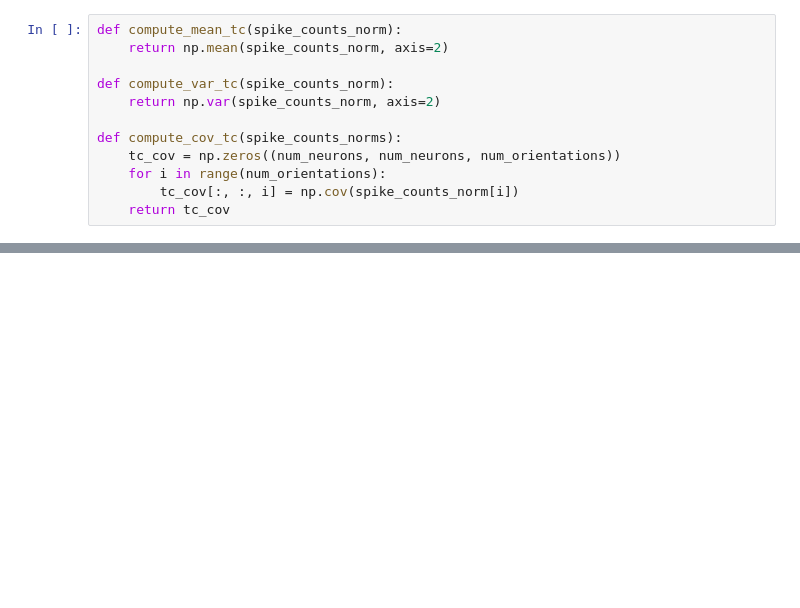
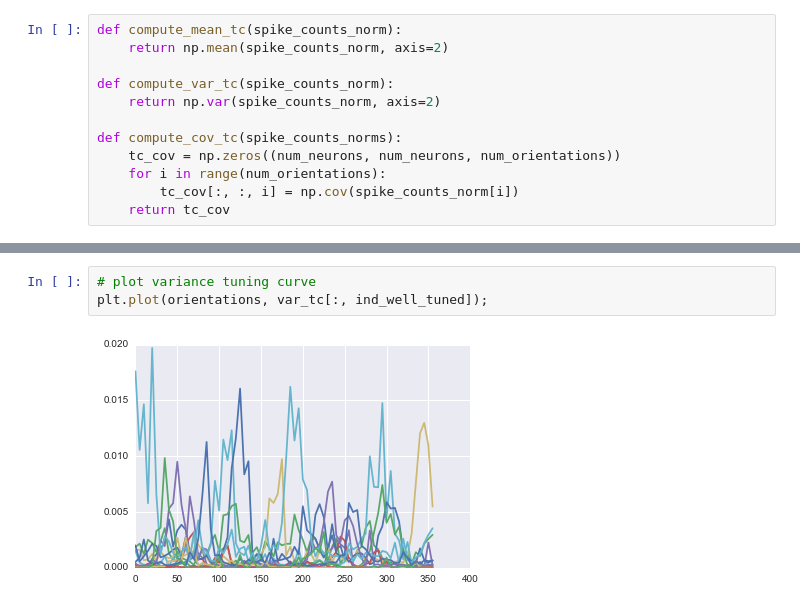
Before and after one commit to fdamani/neural_decoding_macaque_visual_graf2011, a Jupyter notebook: src/notebooks/data_processing.ipynb, the cells around one changed output, grey strips where cells are left out. Drawn from its saved outputs; the diff is of its cells as text; blank space fills up the shorter version.

```diff
--- a/src/notebooks/data_processing.ipynb
+++ b/src/notebooks/data_processing.ipynb
@@ -83,0 +118,5 @@ def compute_cov_tc(spike_counts_norms):
+# %%
+# plot variance tuning curve
+plt.plot(orientations, var_tc[:, ind_well_tuned]);
+# %% [output]
+[figure, added]
```
Also changed, not shown: parts of 8 cells of this notebook.
